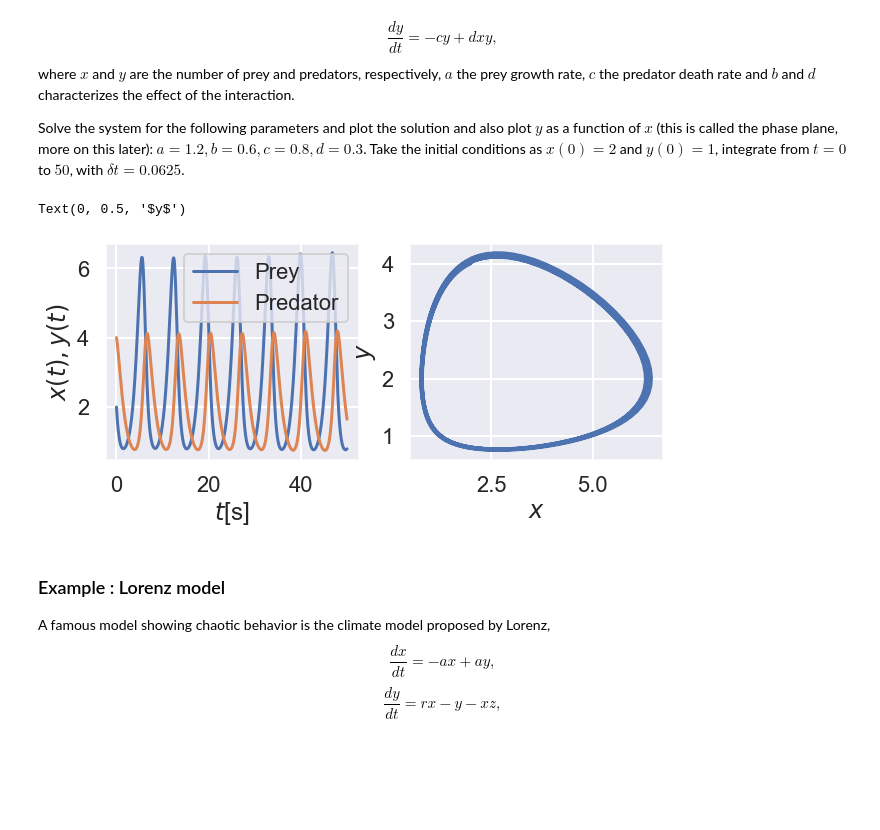
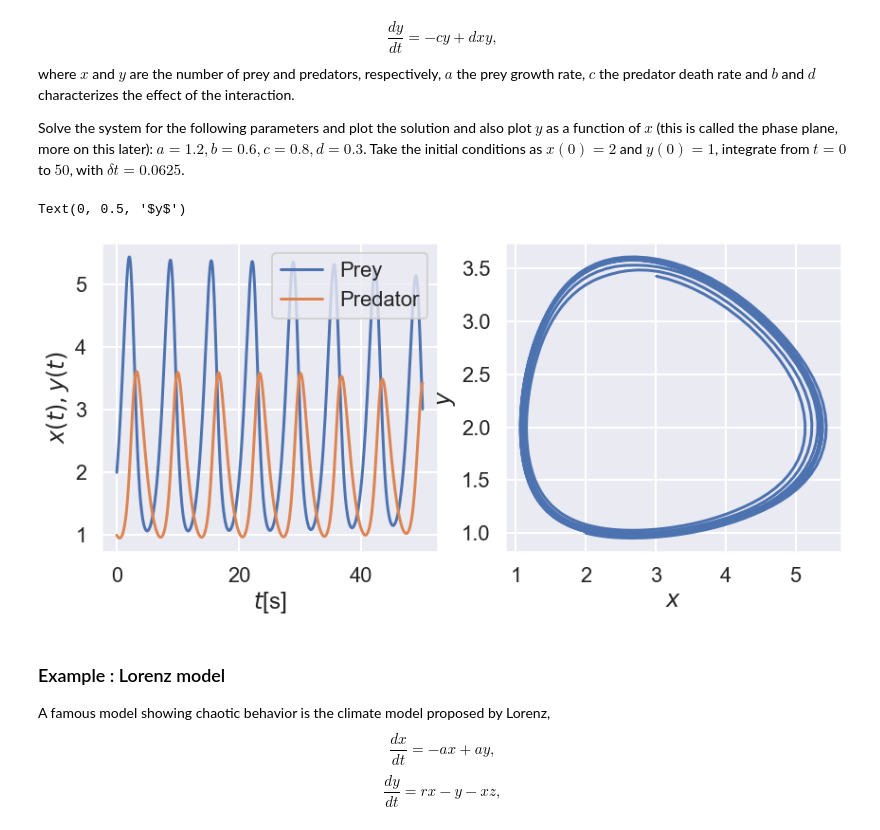
Before and after one commit to iluvatar1/ModelingToolsEngineering, a Jupyter notebook: 06-A-ODE-SystemsOfEquations/ODESystems-PhasePlane.ipynb, the cells around one changed output. Cells and saved outputs as stored; diff of their text form; code cells hidden in the pictures; blank space fills up the shorter version.

```diff
--- a/06-A-ODE-SystemsOfEquations/ODESystems-PhasePlane.ipynb
+++ b/06-A-ODE-SystemsOfEquations/ODESystems-PhasePlane.ipynb
@@ -69,12 +70,12 @@ sns.set_context("poster")
 
 DT = 1.0
 Y0 = 2.0
-t = np.arange(0.0, 4+DT, DT)
+t = np.arange(0.0, 4+DT/3, DT/3)
 sol = solve_ivp(fderiv, t_span=[0.0, 4], t_eval=t, y0=[Y0])
 #sol = solve_ivp(fderiv, t_span=[0.0, 4], y0=[Y0])
 print(sol)
 fig, ax = plt.subplots()
-ax.plot(t, sol.y[0], '-*', label=f"Scipy ivp, {DT=}")
+ax.plot(t, sol.y[0], '*', label=f"Scipy ivp, {DT=}")
 #ax.plot(sol.t, sol.y[0], '-*', label="Scipy ivp, DT=1.0")
 # theoretical
 t = np.linspace(0.0, 4, 100)
@@ -98,3 +103,18 @@ ax.legend()
 # %% [markdown]
 ## Exercise
 <img src="fig/problem-1.png" width=700>
+# %%
+import numpy as np
+from scipy.integrate import solve_ivp
+
+def fderiv(t, y):
+    return y*(t**3) - 1.5*y
+
+Y0 = 1.0
+TF = 2.0
+DT = (TF-0.0)/100
+t = np.arange(0.0, TF+DT, DT)
+sol = solve_ivp(fderiv, t_span=[0.0, TF], t_eval=t, y0=[Y0])
+fig, ax = plt.subplots(figsize=(6,4))
+ax.plot(t, sol.y[0], '-*', label=f"Scipy ivp, {DT=}")
+ax.legend()
@@ -115,10 +139,10 @@ Therefore, you need to define a function to model $\vec f$ that receives the sta
 # You can visualize this code in pythontutor, with python 3.6 with anaconda
 
 import numpy as np
-def fderiv(y, t):
+def fderiv(t, y):
     return np.array([-y[0]+2*y[1], y[0]])
 
-x, y = fderiv([2, 4], 0.3)
+x, y = fderiv(0.3, [2, 4])
 print(x)
 print(y)
 # %% [output]
@@ -135,13 +159,15 @@ where $v =$ upward velocity (m/s), $t =$ time (s), $x =$ altitude (m) measured u
 from scipy.integrate import solve_ivp
 
 def fderiv(t, y):
-    return np.array([y[1], -G*R**2/(R+y[0])**2])
+    x, v = y
+    return np.array([v, -G*R**2/(R+x)**2])
+    #return np.array([y[1], -G*R**2/(R+y[0])**2])
 
 G = 9.81
 R = 6.37e6
 DT = 0.1
 
-T = np.arange(0.0, 200, DT)
+T = np.arange(0.0, 350, DT)
 Y0 = np.array([0, 1500]) # initial position, initial velocity
 sol = solve_ivp(fderiv, t_span=[T.min(), T.max()], t_eval=T, y0=Y0)
 print(sol.t)
@@ -226,36 +257,36 @@ C=0.8
 D=0.3
 
 X0=2
-Y0=4
+Y0=1
 T0=0
 TF=50
 DT=0.0625
 
 def fderiv(t, y):
     return np.array([A*y[0] - B*y[0]*y[1], -C*y[1] + D*y[0]*y[1]])
 
 sol = solve_ivp(fderiv, t_span=[T0, TF], t_eval=np.arange(T0, TF+DT, DT), y0=[X0, Y0])
 
 %matplotlib inline
 import matplotlib.pyplot as plt
 import seaborn as sns
 sns.set()
 sns.set_context("poster")
 
-fig, ax = plt.subplots(1,2, figsize=(10, 4))
+fig, ax = plt.subplots(1,2, figsize=(14, 6))
 ax[0].plot(sol.t, sol.y[0], label=r"Prey")
 ax[0].plot(sol.t, sol.y[1], label=r"Predator")
 ax[0].set_xlabel(r"$t$[s]")
 ax[0].set_ylabel(r"$x(t), y(t)$")
 ax[0].legend()
 ax[1].plot(sol.y[0], sol.y[1])
 ax[1].set_xlabel(r"$x$")
 ax[1].set_ylabel(r"$y$")
 
 # Can you compoute the critical points?
 # %% [output]
 Text(0, 0.5, '$y$')
-[figure, old version]
+[figure, new version]
 # %% [markdown]
 ### Example : Lorenz model
 A famous model showing chaotic behavior is the climate model proposed by Lorenz,
```
Also changed, not shown: parts of 9 cells of this notebook, 6 other files.
